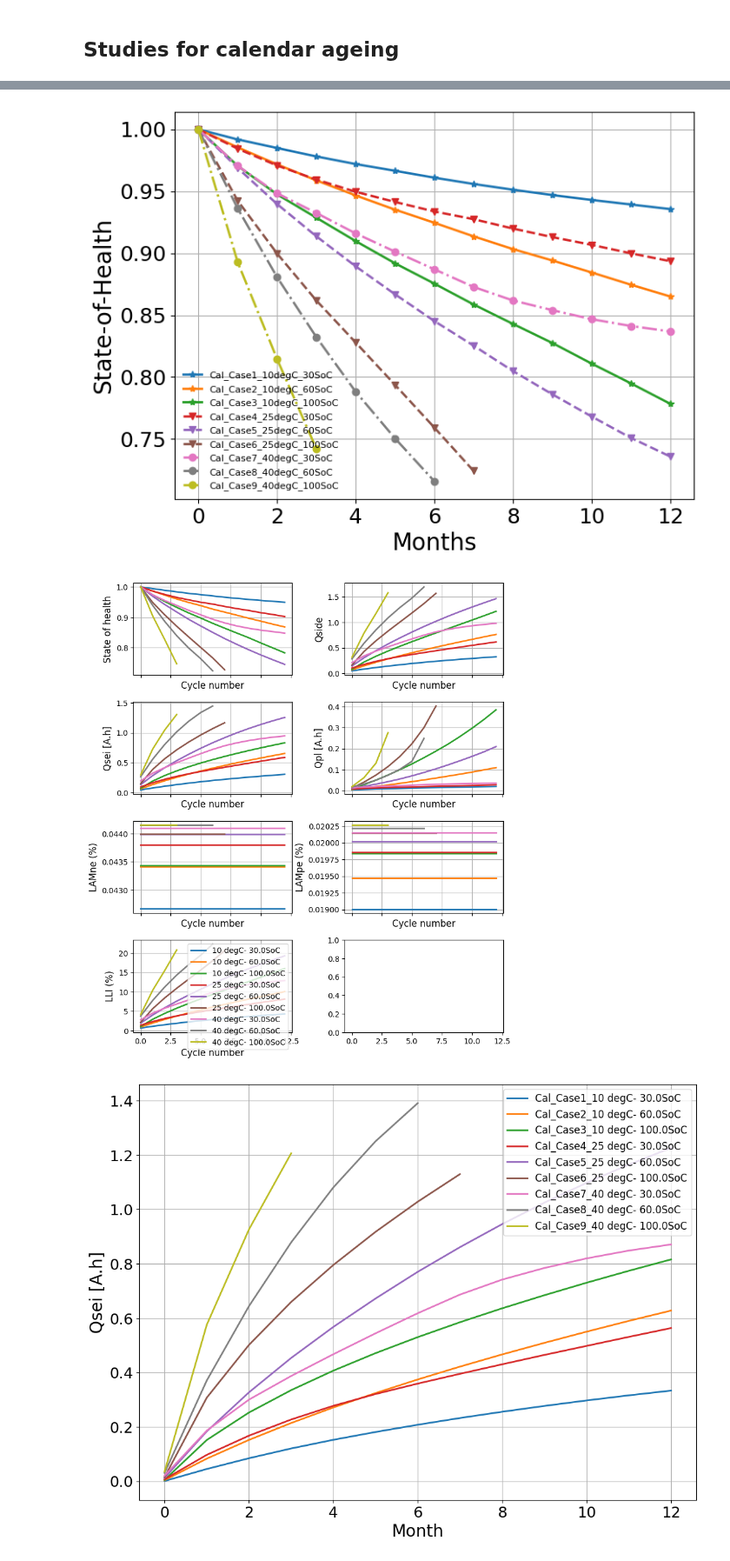
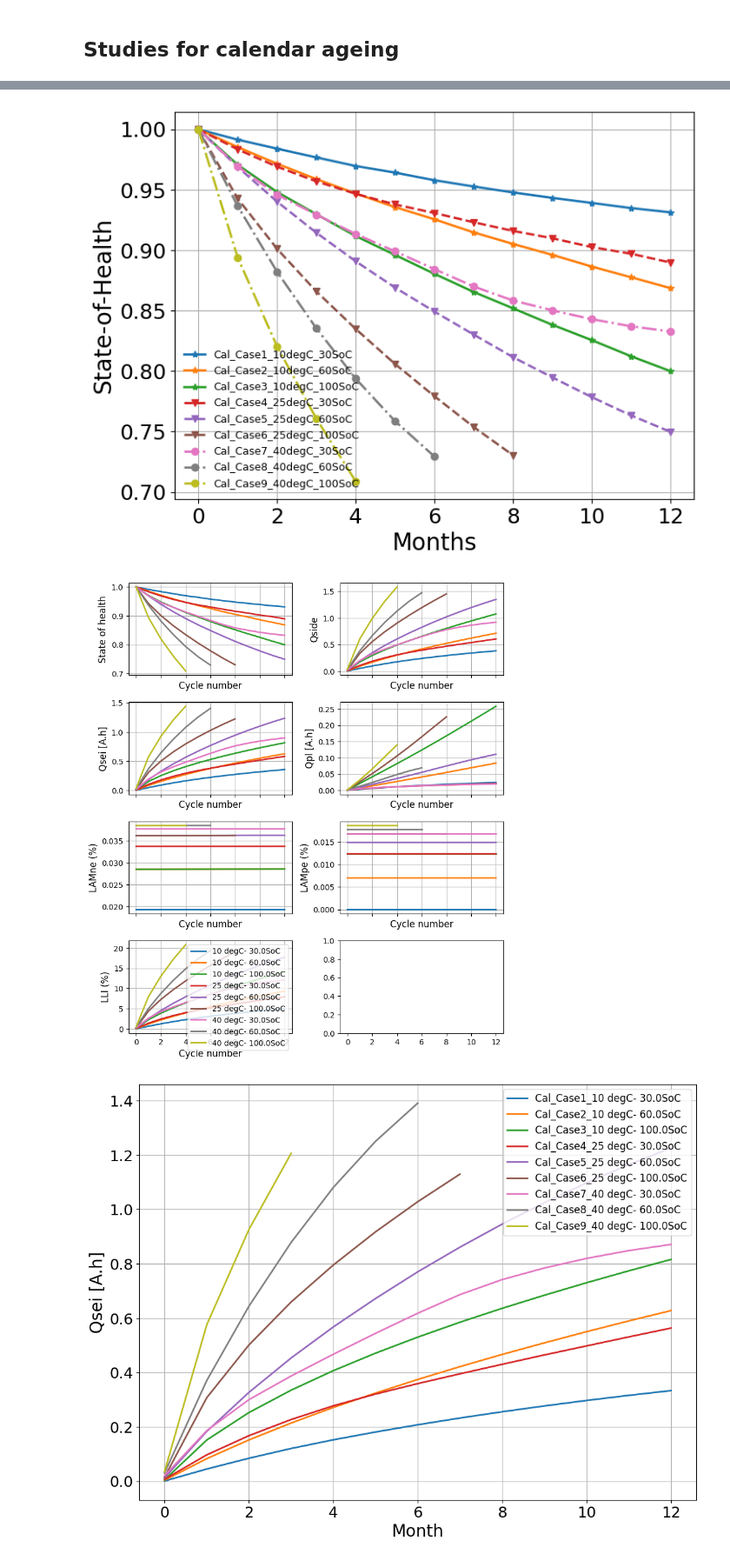
Before and after one commit to ganmadche/PyBaMMlocal, a Jupyter notebook: wip/paperKneedfn2026_calendarStudies.ipynb, the cells around one changed output, grey strips where cells are left out. Shown at 87% size. Saved outputs shown, nothing was run; the diff lists cells and outputs as text; code cells hidden in the pictures.

Commit message:
revised for dfn studies

```diff
--- a/wip/paperKneedfn2026_calendarStudies.ipynb
+++ b/wip/paperKneedfn2026_calendarStudies.ipynb
@@ -12,7 +12,7 @@ current_directory = os.getcwd()
 parameter_values = pybamm.ParameterValues("OKane2022") #
 options = {"thermal": "lumped","lithium plating": "irreversible","SEI":"ec reaction limited", "SEI film resistance":"average", "SEI porosity change": "true","loss of active material": "stress-driven","particle mechanics":"swelling only"}
 
-model = pybamm.lithium_ion.SPM(options=options)
+model = pybamm.lithium_ion.DFN(options=options)
 # %%
 # %load std500cycles_tuneparameters.py
 #Parameters tuned for 500 cycles standard
@@ -39,7 +39,7 @@ parameter_values.update({"SEI growth activation energy [J.mol-1]": 48000.0,
 # LAM parameters update
 
 parameter_values.update({"Positive electrode LAM constant proportional term [s-1]": 0.1*0.5*1.5/3600,
-                         "Negative electrode LAM constant proportional term [s-1]": 0.2*0.5*1.5/3600,
+                         "Negative electrode LAM constant proportional term [s-1]": 0.19*0.5*1.5/3600,
 
                          "Positive electrode LAM constant exponential term": 2.0*1.1,
                          "Negative electrode LAM constant exponential term": 2.0*1.1,
@@ -226,9 +226,9 @@ for n in range(len(df22)): #[4]
     df2["Qpl"] = Qpl
     df2["LLIp"] = Qlli
     df2["Qside"] = Qside
-    df2.to_csv(f"{current_directory}/paperstudies2026/calendarStudies/Case{simcase}_{tempC_case}degC_{soc_case*100}SoC_{days_per_month}calendardays_percycle.csv")
+    df2.to_csv(f"{current_directory}/paperstudies2026/calendarStudies/Cal_case{simcase}_{tempC_case}degC_{soc_case*100}SoC_{days_per_month}calendardays_percycle.csv")
 
-    plt.plot(cycle1/(steps_total),Q1,"--", label =f"Case{simcase}_{tempC_case}degC_{int(soc_case*100)}SoC")
+    plt.plot(cycle1/(steps_total),Q1,"--", label =f"Cal_case{simcase}_{tempC_case}degC_{int(soc_case*100)}SoC")
     plt.legend(fontsize=6)
 
 plt.xlabel("Months")
@@ -278,7 +278,7 @@ for m in range(3): #33,49, #range(27,54):#: #range(5): #
 
     soc_case = df3["SoC"][n]*0.01
 
-    df4 = pd.read_csv(f"{current_directory}/paperstudies2026/calendarStudies/Case{simcase}_{tempC_case}degC_{soc_case*100}SoC_{days_per_month}calendardays_percycle.csv")
+    df4 = pd.read_csv(f"{current_directory}/paperstudies2026/calendarStudies/Cal_case{simcase}_{tempC_case}degC_{soc_case*100}SoC_{days_per_month}calendardays_percycle.csv")
     plt.plot(df4["Months"], df4["Capacity"]/ df4["Capacity"][0]*1,marker='*', markevery=1,linewidth=2, label =f"Cal_Case{simcase}_{tempC_case}degC_{int(soc_case*100)}SoC")
 
 for m in range(3,6): #33,49, #range(27,54):#: #range(5): #
@@ -289,7 +289,7 @@ for m in range(3,6): #33,49, #range(27,54):#: #range(5): #
 
     soc_case = df3["SoC"][n]*0.01
 
-    df4 = pd.read_csv(f"{current_directory}/paperstudies2026/calendarStudies/Case{simcase}_{tempC_case}degC_{soc_case*100}SoC_{days_per_month}calendardays_percycle.csv")
+    df4 = pd.read_csv(f"{current_directory}/paperstudies2026/calendarStudies/Cal_case{simcase}_{tempC_case}degC_{soc_case*100}SoC_{days_per_month}calendardays_percycle.csv")
     plt.plot(df4["Months"], df4["Capacity"]/df4["Capacity"][0]*1,ls='--',marker='v', markevery=1,linewidth=2, label =f"Cal_Case{simcase}_{tempC_case}degC_{int(soc_case*100)}SoC")
 
 for m in range(6,9): #33,49, #range(27,54):#: #range(5): #
@@ -300,7 +300,7 @@ for m in range(6,9): #33,49, #range(27,54):#: #range(5): #
 
     soc_case = df3["SoC"][n]*0.01
 
-    df4 = pd.read_csv(f"{current_directory}/paperstudies2026/calendarStudies/Case{simcase}_{tempC_case}degC_{soc_case*100}SoC_{days_per_month}calendardays_percycle.csv")
+    df4 = pd.read_csv(f"{current_directory}/paperstudies2026/calendarStudies/Cal_case{simcase}_{tempC_case}degC_{soc_case*100}SoC_{days_per_month}calendardays_percycle.csv")
     plt.plot(df4["Months"], df4["Capacity"]/df4["Capacity"][0]*1,ls='-.',marker='o', markevery=1,linewidth=2, label =f"Cal_Case{simcase}_{tempC_case}degC_{int(soc_case*100)}SoC")
 
 # for m in [59,65,67,69,71,77,81]: #range(27,54):#: #range(5): #
@@ -319,48 +319,48 @@ plt.ylabel('State-of-Health',fontsize=20)
 #plt.title('Calendar Ageing',fontsize=20)
 #plt.ylim([0.6, 1.05])
 #plt.xlim([-1, 14])
-plt.legend(fontsize=8,framealpha=0)
+plt.legend(fontsize=9,framealpha=0)
 plt.xticks(fontsize=18)
 plt.yticks(fontsize=18)
 plt.grid(True)
 plt.show()
 # %% [output]
-[figure, old version]
+[figure, new version]
 # %%
 fig, axes = plt.subplots(4, 2, figsize=(8,9), sharex=True)
 axes = axes.flatten()
 for m in range(9):#,29,31,33,35,37,39,43,45,47,49,51,53,59,65,67,69,71,77,81]: #range(27,54):#: #range(5): #
 
     n = m
     tempC_case = df3["Temperature"][n]
     simcase = df3["Case"][n]
 
     soc_case = df3["SoC"][n]*0.01
 
-    df4 = pd.read_csv(f"{current_directory}/paperstudies2026/calendarStudies/Case{simcase}_{tempC_case}degC_{soc_case*100}SoC_{days_per_month}calendardays_percycle.csv")
+    df4 = pd.read_csv(f"{current_directory}/paperstudies2026/calendarStudies/Cal_case{simcase}_{tempC_case}degC_{soc_case*100}SoC_{days_per_month}calendardays_percycle.csv")
 
     xcycle = df4["Months"]
 
     variables = ["Capacity Retention", "Qside", "Qsei", "Qpl", "LAMne_per", "LAMpe_per",  "LLIp", ]
     variables2 = ["State of health", "Qside", "Qsei [A.h]", "Qpl [A.h]", "LAMne (%)", "LAMpe (%)",  "LLI (%)", ]
 
     for i, var in enumerate(variables):
 
         axes[i].plot(xcycle, df4[var], label = f"{tempC_case} degC- {soc_case*100}SoC", linewidth=2)
         #axes[i].set_title(var)
 
             # X-axis label
         axes[i].set_ylabel(f"{variables2[i]}",fontsize=12)         # Y-axis label
 
         axes[i].set_xlabel("Cycle number", fontsize=12)
         axes[i].grid(True)
     axes[i].legend()
 #plt.xlabel("Cycle number")
 
 plt.tight_layout()
 plt.show()
 # %% [output]
-[figure, old version]
+[figure, new version]
 # %%
 # fig, axes = plt.subplots(1, 2, figsize=(8,9), sharex=True)
 # axes = axes.flatten()
```
Also changed, not shown: parts of 2 cells of this notebook.
